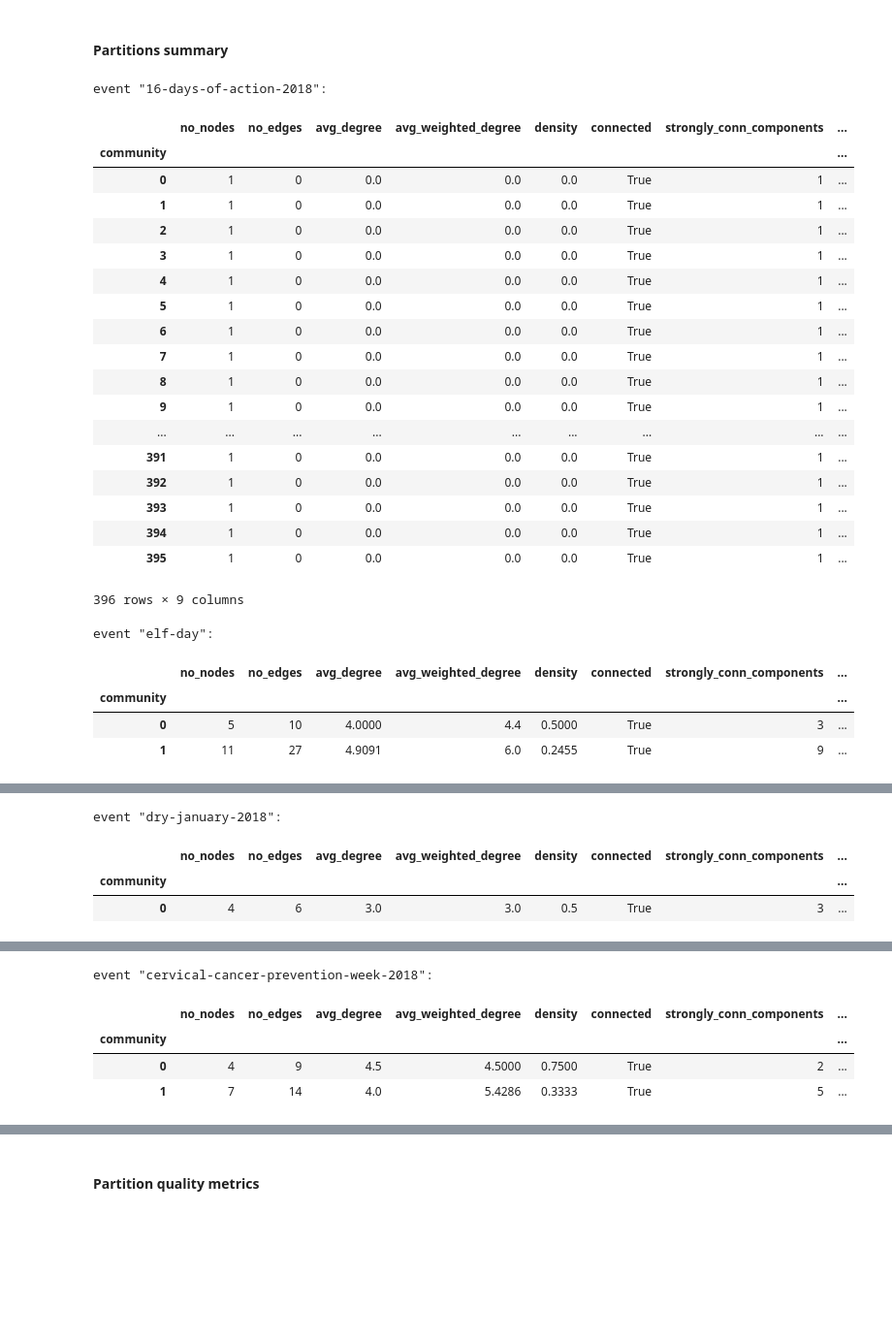
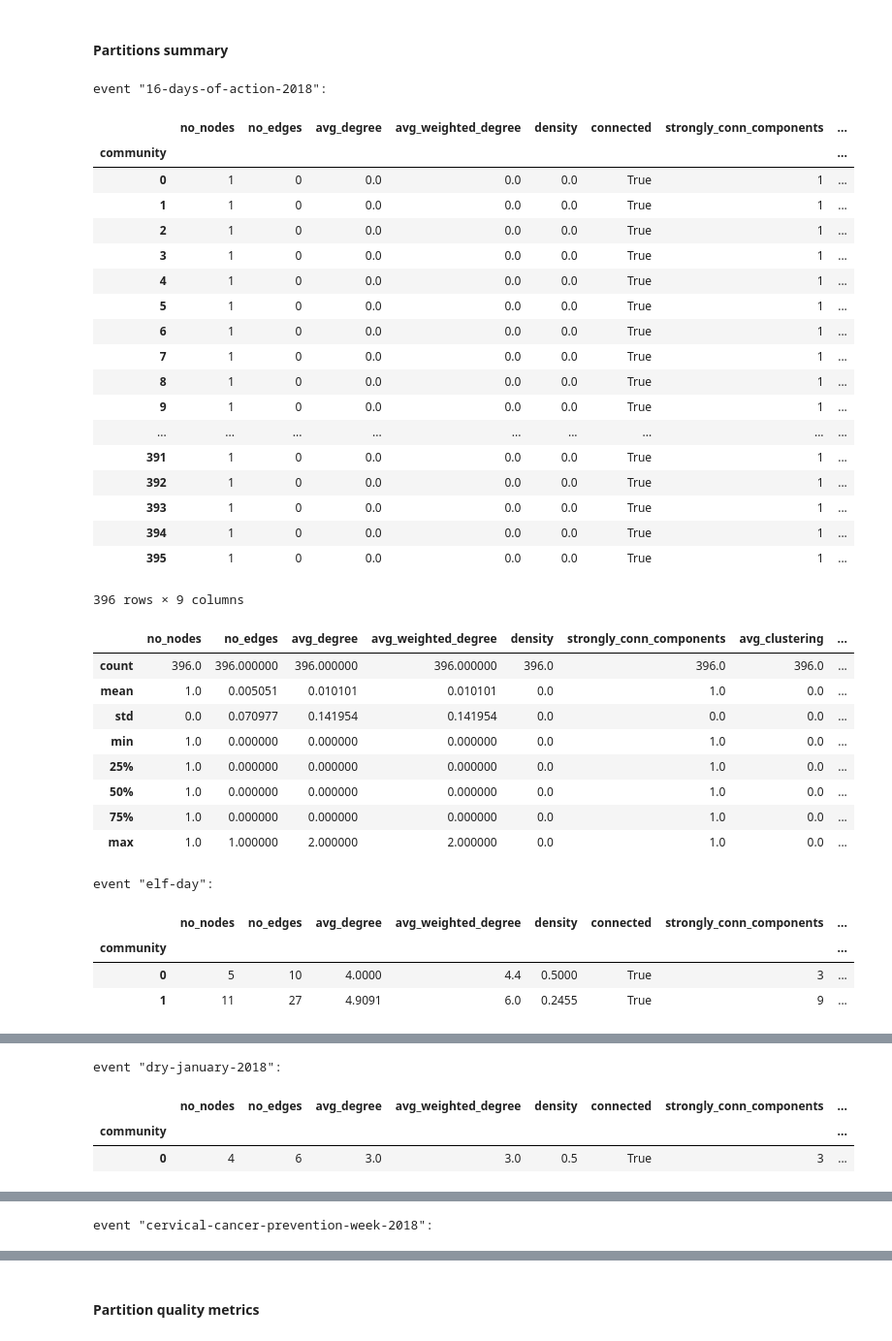
Before and after one commit to flaprimo/twitter-network-analysis, a Jupyter notebook: analysis.ipynb, the cells around one changed output, grey strips where cells are left out. Shown at 97% size. Saved outputs shown, nothing was run; the diff lists cells and outputs as text; code cells hidden in the pictures; blank space fills up the shorter version.

```diff
--- a/analysis.ipynb
+++ b/analysis.ipynb
@@ -118,32 +129,42 @@ n = \text{# nodes}
 # %%
 partitions_summary = AnalysisHelper.get_multi_summary('community_detection', 'partition_summary', results)
 
 for ds_name, ds in partitions_summary.items():
     print(f'event "{ds_name}":')
     display(ds)
+    display(ds.describe())
 # %% [output]
 event "16-days-of-action-2018":
 |  | no_nodes | no_edges | avg_degree | avg_weighted_degree | density | connected | strongly_conn_components | ... |
 | community |  |  |  |  |  |  |  | ... |
 | 0 | 1 | 0 | 0.0 | 0.0 | 0.0 | True | 1 | ... |
 | 1 | 1 | 0 | 0.0 | 0.0 | 0.0 | True | 1 | ... |
 | 2 | 1 | 0 | 0.0 | 0.0 | 0.0 | True | 1 | ... |
 | 3 | 1 | 0 | 0.0 | 0.0 | 0.0 | True | 1 | ... |
 | 4 | 1 | 0 | 0.0 | 0.0 | 0.0 | True | 1 | ... |
 | 5 | 1 | 0 | 0.0 | 0.0 | 0.0 | True | 1 | ... |
 | 6 | 1 | 0 | 0.0 | 0.0 | 0.0 | True | 1 | ... |
 | 7 | 1 | 0 | 0.0 | 0.0 | 0.0 | True | 1 | ... |
 | 8 | 1 | 0 | 0.0 | 0.0 | 0.0 | True | 1 | ... |
 | 9 | 1 | 0 | 0.0 | 0.0 | 0.0 | True | 1 | ... |
 | ... | ... | ... | ... | ... | ... | ... | ... | ... |
 | 391 | 1 | 0 | 0.0 | 0.0 | 0.0 | True | 1 | ... |
 | 392 | 1 | 0 | 0.0 | 0.0 | 0.0 | True | 1 | ... |
 | 393 | 1 | 0 | 0.0 | 0.0 | 0.0 | True | 1 | ... |
 | 394 | 1 | 0 | 0.0 | 0.0 | 0.0 | True | 1 | ... |
 | 395 | 1 | 0 | 0.0 | 0.0 | 0.0 | True | 1 | ... |
 396 rows × 9 columns
+|  | no_nodes | no_edges | avg_degree | avg_weighted_degree | density | strongly_conn_components | avg_clustering | ... |
+| count | 396.0 | 396.000000 | 396.000000 | 396.000000 | 396.0 | 396.0 | 396.0 | ... |
+| mean | 1.0 | 0.005051 | 0.010101 | 0.010101 | 0.0 | 1.0 | 0.0 | ... |
+| std | 0.0 | 0.070977 | 0.141954 | 0.141954 | 0.0 | 0.0 | 0.0 | ... |
+| min | 1.0 | 0.000000 | 0.000000 | 0.000000 | 0.0 | 1.0 | 0.0 | ... |
+| 25% | 1.0 | 0.000000 | 0.000000 | 0.000000 | 0.0 | 1.0 | 0.0 | ... |
+| 50% | 1.0 | 0.000000 | 0.000000 | 0.000000 | 0.0 | 1.0 | 0.0 | ... |
+| 75% | 1.0 | 0.000000 | 0.000000 | 0.000000 | 0.0 | 1.0 | 0.0 | ... |
+| max | 1.0 | 1.000000 | 2.000000 | 2.000000 | 0.0 | 1.0 | 0.0 | ... |
 event "elf-day":
-|  | no_nodes | no_edges | avg_degree | avg_weighted_degree | density | connected | strongly_conn_components | ... |
-| community |  |  |  |  |  |  |  | ... |
-| 0 | 5 | 10 | 4.0000 | 4.4 | 0.5000 | True | 3 | ... |
-| 1 | 11 | 27 | 4.9091 | 6.0 | 0.2455 | True | 9 | ... |
+|  | no_nodes | no_edges | avg_degree | avg_weighted_degree | density | connected | strongly_conn_components | ... |
+| community |  |  |  |  |  |  |  | ... |
+| 0 | 5 | 10 | 4.0000 | 4.4 | 0.5000 | True | 3 | ... |
+| 1 | 11 | 27 | 4.9091 | 6.0 | 0.2455 | True | 9 | ... |
@@ -150,4 +180,4 @@ event "elf-day":
 event "dry-january-2018":
-|  | no_nodes | no_edges | avg_degree | avg_weighted_degree | density | connected | strongly_conn_components | ... |
-| community |  |  |  |  |  |  |  | ... |
-| 0 | 4 | 6 | 3.0 | 3.0 | 0.5 | True | 3 | ... |
+|  | no_nodes | no_edges | avg_degree | avg_weighted_degree | density | connected | strongly_conn_components | ... |
+| community |  |  |  |  |  |  |  | ... |
+| 0 | 4 | 6 | 3.0 | 3.0 | 0.5 | True | 3 | ... |
@@ -154,5 +193 @@ event "dry-january-2018":
 event "cervical-cancer-prevention-week-2018":
-|  | no_nodes | no_edges | avg_degree | avg_weighted_degree | density | connected | strongly_conn_components | ... |
-| community |  |  |  |  |  |  |  | ... |
-| 0 | 4 | 9 | 4.5 | 4.5000 | 0.7500 | True | 2 | ... |
-| 1 | 7 | 14 | 4.0 | 5.4286 | 0.3333 | True | 5 | ... |
```
Also changed, not shown: parts of 9 cells of this notebook, 1 other file.
